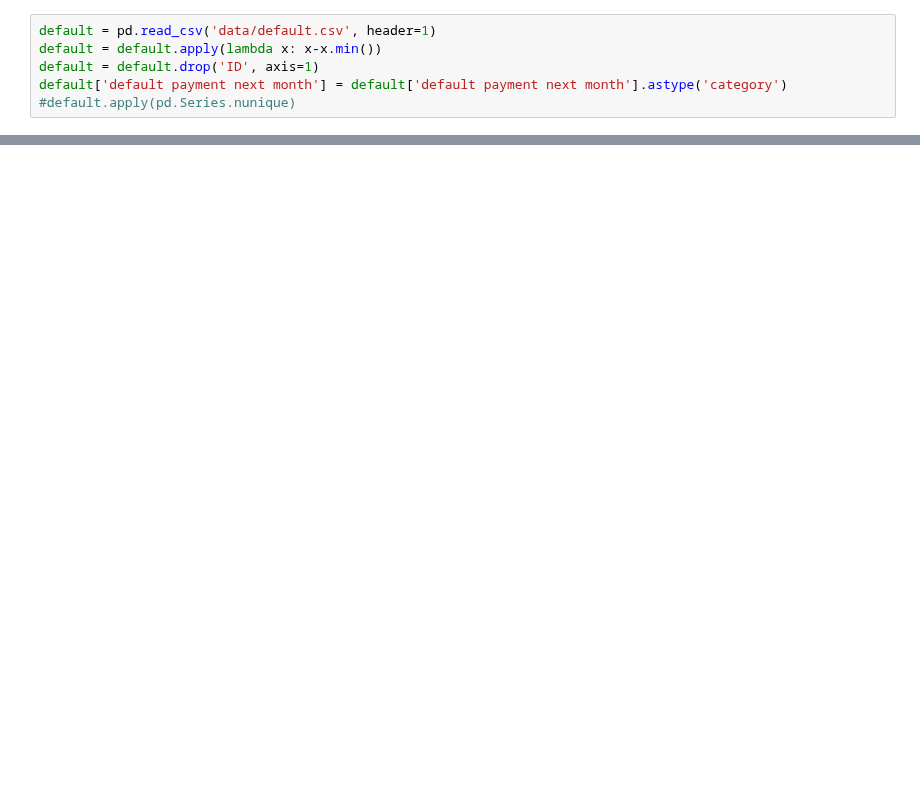
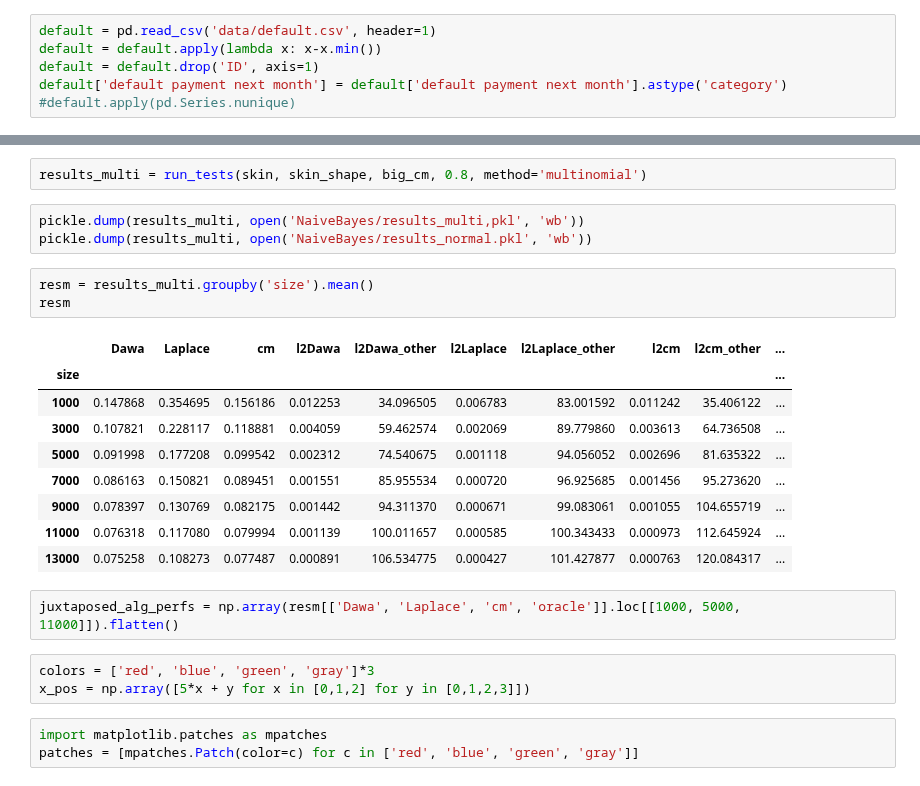
Before and after one commit to jimola/S18_Research, a Jupyter notebook: Python/NaiveBayes.ipynb, the cells around one changed output, grey strips where cells are left out. Saved outputs shown, nothing was run; the diff lists cells and outputs as text; blank space fills up the shorter version.

```diff
--- a/Python/NaiveBayes.ipynb
+++ b/Python/NaiveBayes.ipynb
@@ -442,0 +475,26 @@ big_cm.X.columns
+# %%
+results_multi = run_tests(skin, skin_shape, big_cm, 0.8, method='multinomial')
+# %%
+pickle.dump(results_multi, open('NaiveBayes/results_multi,pkl', 'wb'))
+pickle.dump(results_multi, open('NaiveBayes/results_normal.pkl', 'wb'))
+# %%
+resm = results_multi.groupby('size').mean()
+resm
+# %% [output]
+|  | Dawa | Laplace | cm | l2Dawa | l2Dawa_other | l2Laplace | l2Laplace_other | l2cm | l2cm_other | ... |
+| size |  |  |  |  |  |  |  |  |  | ... |
+| 1000 | 0.147868 | 0.354695 | 0.156186 | 0.012253 | 34.096505 | 0.006783 | 83.001592 | 0.011242 | 35.406122 | ... |
+| 3000 | 0.107821 | 0.228117 | 0.118881 | 0.004059 | 59.462574 | 0.002069 | 89.779860 | 0.003613 | 64.736508 | ... |
+| 5000 | 0.091998 | 0.177208 | 0.099542 | 0.002312 | 74.540675 | 0.001118 | 94.056052 | 0.002696 | 81.635322 | ... |
+| 7000 | 0.086163 | 0.150821 | 0.089451 | 0.001551 | 85.955534 | 0.000720 | 96.925685 | 0.001456 | 95.273620 | ... |
+| 9000 | 0.078397 | 0.130769 | 0.082175 | 0.001442 | 94.311370 | 0.000671 | 99.083061 | 0.001055 | 104.655719 | ... |
+| 11000 | 0.076318 | 0.117080 | 0.079994 | 0.001139 | 100.011657 | 0.000585 | 100.343433 | 0.000973 | 112.645924 | ... |
+| 13000 | 0.075258 | 0.108273 | 0.077487 | 0.000891 | 106.534775 | 0.000427 | 101.427877 | 0.000763 | 120.084317 | ... |
+# %%
+juxtaposed_alg_perfs = np.array(resm[['Dawa', 'Laplace', 'cm', 'oracle']].loc[[1000, 5000, 11000]]).flatten()
+# %%
+colors = ['red', 'blue', 'green', 'gray']*3
+x_pos = np.array([5*x + y for x in [0,1,2] for y in [0,1,2,3]])
+# %%
+import matplotlib.patches as mpatches
+patches = [mpatches.Patch(color=c) for c in ['red', 'blue', 'green', 'gray']]
```
Also changed, not shown: parts of 40 cells of this notebook, 1 other file.
